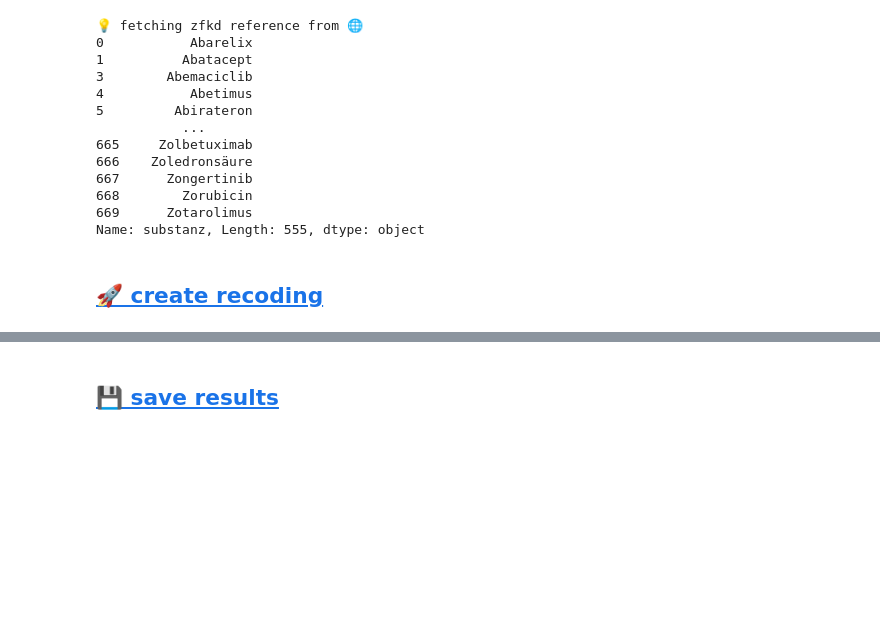
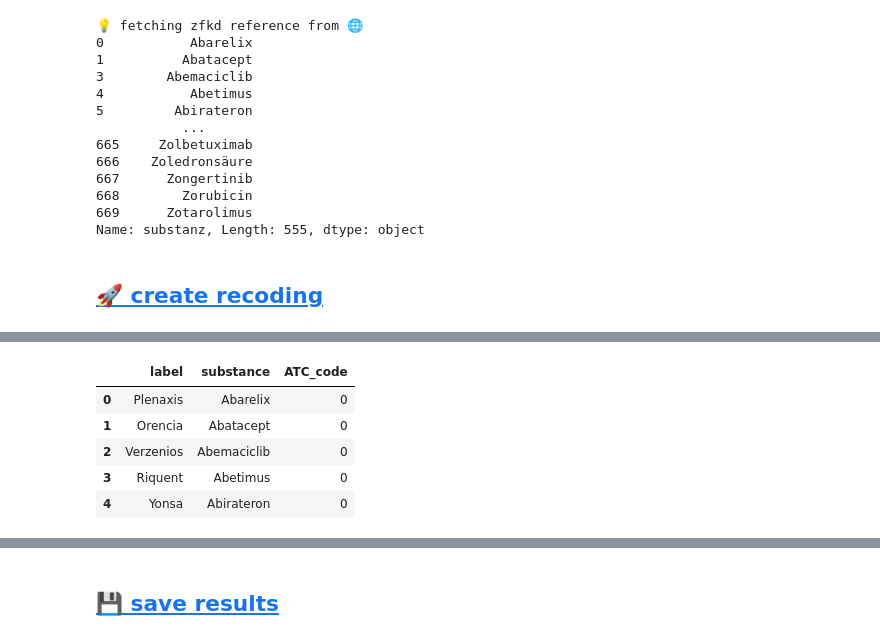
Before and after one commit to msauerberg/spacy_matching, a Jupyter notebook: src/test.ipynb, the cells around one changed output, grey strips where cells are left out. Saved outputs shown, nothing was run; the diff lists cells and outputs as text; code cells hidden in the pictures; blank space fills up the shorter version.

Commit message:
add lookup table option

```diff
--- a/src/test.ipynb
+++ b/src/test.ipynb
@@ -131,0 +135,10 @@ display(results2)
+# %%
+lookup_table = pd.read_csv("C:/Temp/lookup_table.csv", sep=";")
+lookup_table.head()
+# %% [output]
+|  | label | substance | ATC_code |
+| 0 | Plenaxis | Abarelix | 0 |
+| 1 | Orencia | Abatacept | 0 |
+| 2 | Verzenios | Abemaciclib | 0 |
+| 3 | Riquent | Abetimus | 0 |
+| 4 | Yonsa | Abirateron | 0 |
```
Also changed, not shown: parts of 10 cells of this notebook, 3 other files.
